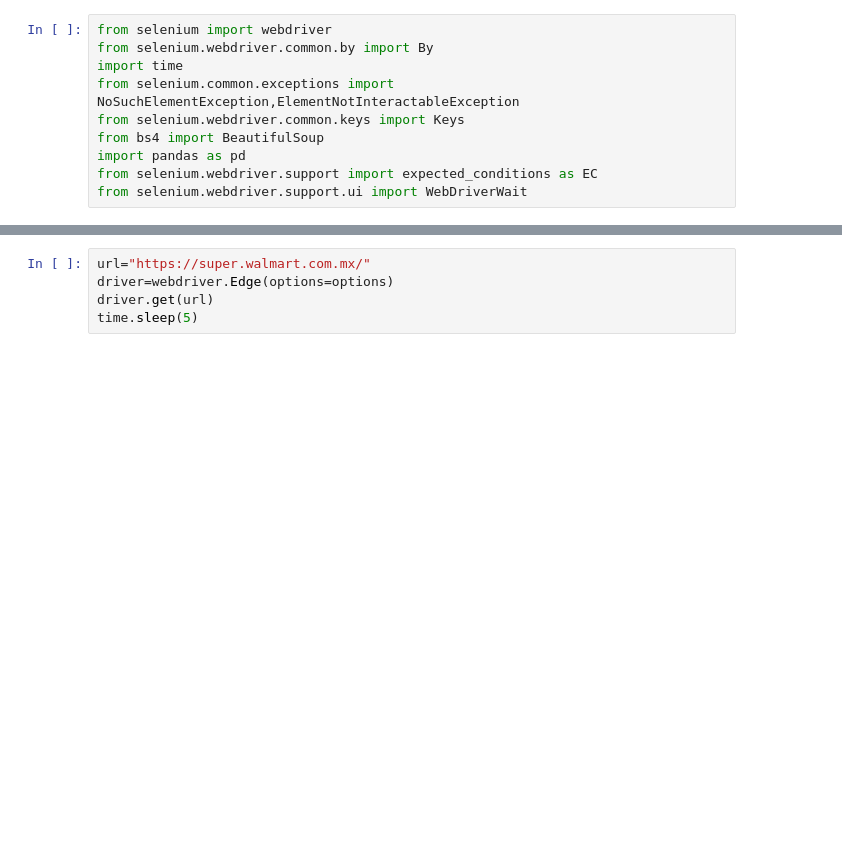
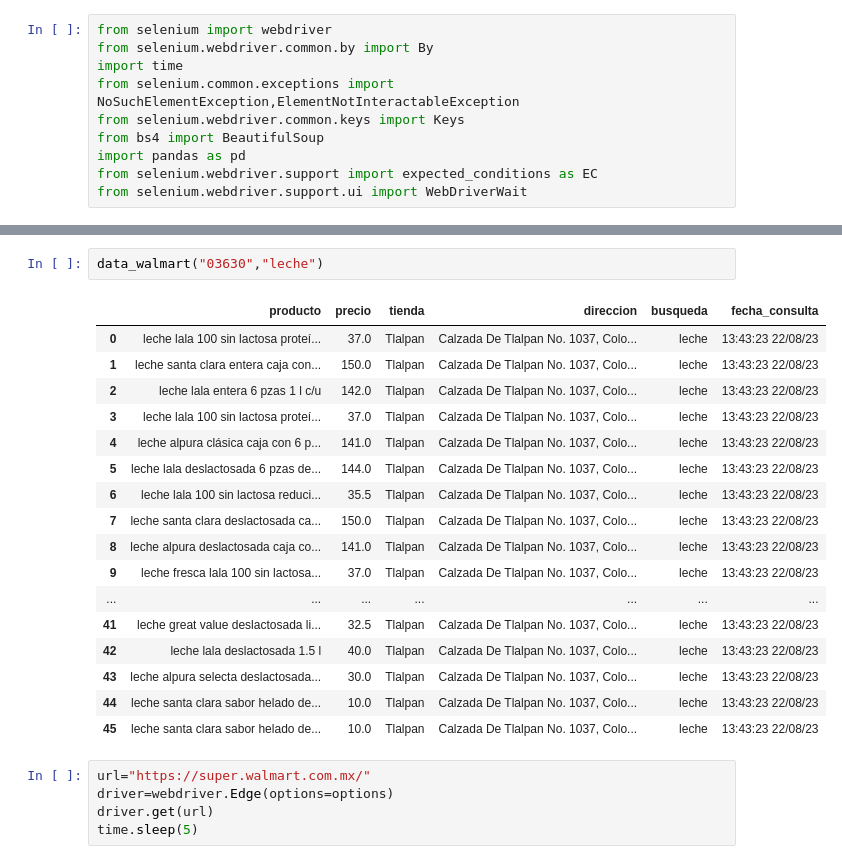
Before and after one commit to labdatos-se/pacic, a Jupyter notebook: walmart.ipynb, the cells around one changed output, grey strips where cells are left out. Drawn from its saved outputs; the diff is of its cells as text; blank space fills up the shorter version.

Commit message:
Se crea función de Walmart

```diff
--- a/walmart.ipynb
+++ b/walmart.ipynb
@@ -20,3 +84,23 @@ options.add_argument("--disable-cookies")
+# %%
+data_walmart("03630","leche")
+# %% [output]
+|  | producto | precio | tienda | direccion | busqueda | fecha_consulta |
+| 0 | leche lala 100 sin lactosa proteí... | 37.0 | Tlalpan | Calzada De Tlalpan No. 1037, Colo... | leche | 13:43:23 22/08/23 |
+| 1 | leche santa clara entera caja con... | 150.0 | Tlalpan | Calzada De Tlalpan No. 1037, Colo... | leche | 13:43:23 22/08/23 |
+| 2 | leche lala entera 6 pzas 1 l c/u | 142.0 | Tlalpan | Calzada De Tlalpan No. 1037, Colo... | leche | 13:43:23 22/08/23 |
+| 3 | leche lala 100 sin lactosa proteí... | 37.0 | Tlalpan | Calzada De Tlalpan No. 1037, Colo... | leche | 13:43:23 22/08/23 |
+| 4 | leche alpura clásica caja con 6 p... | 141.0 | Tlalpan | Calzada De Tlalpan No. 1037, Colo... | leche | 13:43:23 22/08/23 |
+| 5 | leche lala deslactosada 6 pzas de... | 144.0 | Tlalpan | Calzada De Tlalpan No. 1037, Colo... | leche | 13:43:23 22/08/23 |
+| 6 | leche lala 100 sin lactosa reduci... | 35.5 | Tlalpan | Calzada De Tlalpan No. 1037, Colo... | leche | 13:43:23 22/08/23 |
+| 7 | leche santa clara deslactosada ca... | 150.0 | Tlalpan | Calzada De Tlalpan No. 1037, Colo... | leche | 13:43:23 22/08/23 |
+| 8 | leche alpura deslactosada caja co... | 141.0 | Tlalpan | Calzada De Tlalpan No. 1037, Colo... | leche | 13:43:23 22/08/23 |
+| 9 | leche fresca lala 100 sin lactosa... | 37.0 | Tlalpan | Calzada De Tlalpan No. 1037, Colo... | leche | 13:43:23 22/08/23 |
+| ... | ... | ... | ... | ... | ... | ... |
+| 41 | leche great value deslactosada li... | 32.5 | Tlalpan | Calzada De Tlalpan No. 1037, Colo... | leche | 13:43:23 22/08/23 |
+| 42 | leche lala deslactosada 1.5 l | 40.0 | Tlalpan | Calzada De Tlalpan No. 1037, Colo... | leche | 13:43:23 22/08/23 |
+| 43 | leche alpura selecta deslactosada... | 30.0 | Tlalpan | Calzada De Tlalpan No. 1037, Colo... | leche | 13:43:23 22/08/23 |
+| 44 | leche santa clara sabor helado de... | 10.0 | Tlalpan | Calzada De Tlalpan No. 1037, Colo... | leche | 13:43:23 22/08/23 |
+| 45 | leche santa clara sabor helado de... | 10.0 | Tlalpan | Calzada De Tlalpan No. 1037, Colo... | leche | 13:43:23 22/08/23 |
 # %%
 url="https://super.walmart.com.mx/"
 driver=webdriver.Edge(options=options)
```
Also changed, not shown: parts of 8 cells of this notebook, 1 other file.
